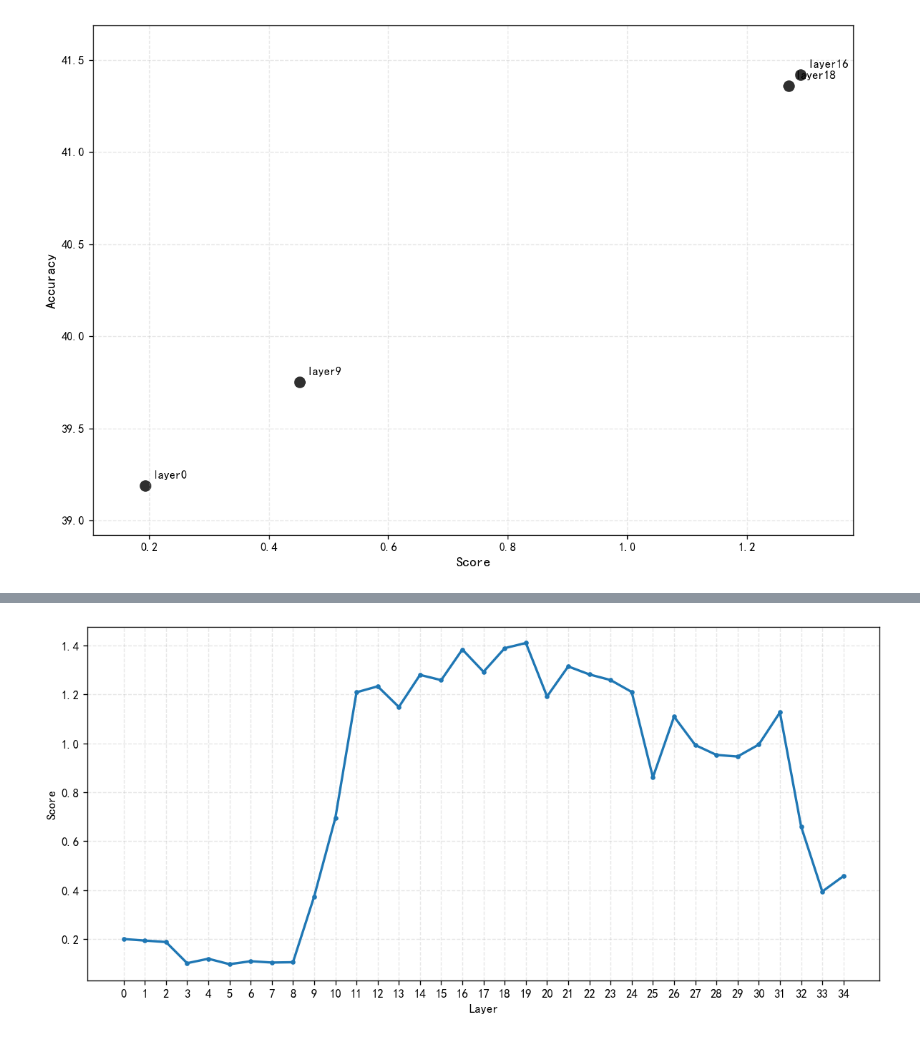
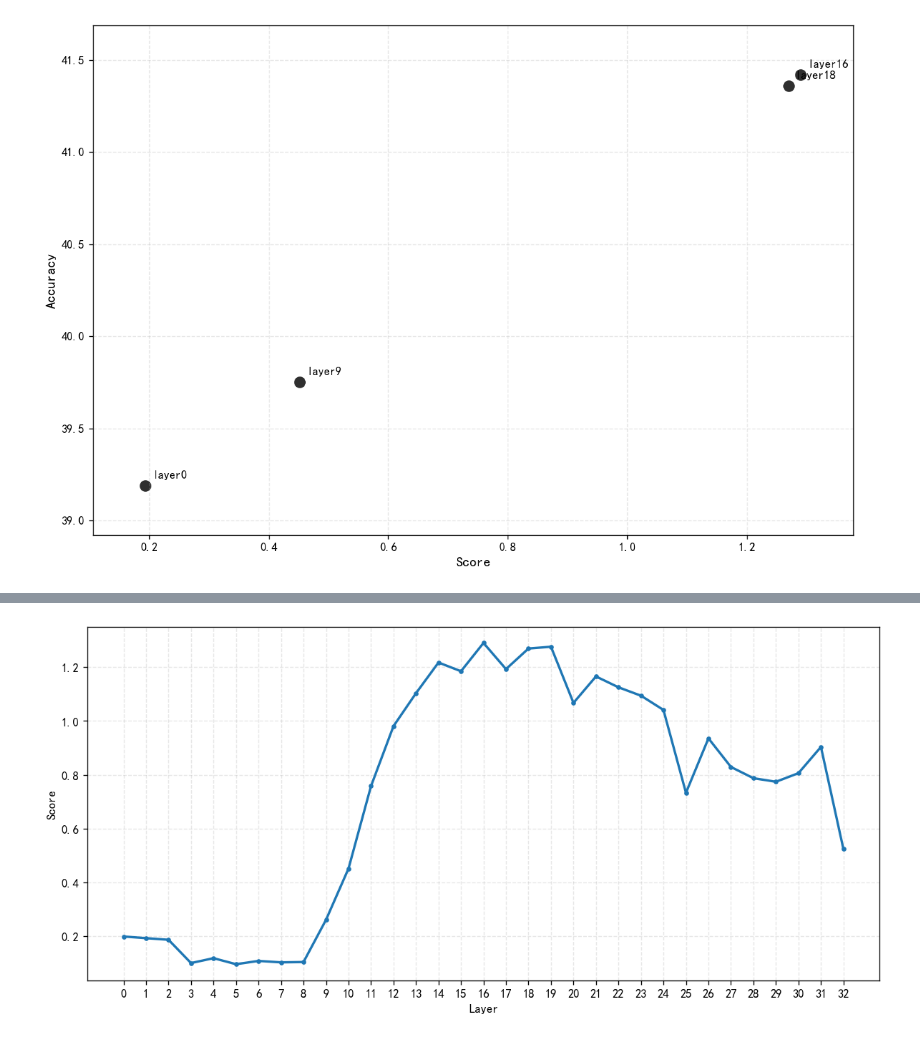
Before and after one commit to Cosmo-klara/Blog, a Jupyter notebook: src/content/blog/2_week9/1.ipynb, the cells around one changed output, grey strips where cells are left out. Saved outputs shown, nothing was run; the diff lists cells and outputs as text; code cells hidden in the pictures.

```diff
--- a/src/content/blog/2_week9/1.ipynb
+++ b/src/content/blog/2_week9/1.ipynb
@@ -140,57 +190,55 @@ plt.show()
 # %%
 import matplotlib.pyplot as plt
 import numpy as np
 
 plt.rcParams["font.sans-serif"] = ["SimHei", "Microsoft YaHei", "Noto Sans CJK SC"]
 plt.rcParams["axes.unicode_minus"] = False
 
 layer_scores = [
     0.199546679854393,
     0.19337132573127747,
     0.18733863532543182,
     0.10087939351797104,
     0.11902636289596558,
     0.09663645178079605,
     0.10877932608127594,
     0.10346553474664688,
     0.10470513254404068,
-    0.3735189437866211,
-    0.6944876909255981,
-    1.2084312438964844,
-    1.2327806949615479,
-    1.1483343839645386,
-    1.2796709537506104,
-    1.258148431777954,
-    1.383480429649353,
-    1.2922133207321167,
-    1.3888214826583862,
-    1.4101210832595825,
-    1.1914008855819702,
-    1.3141934871673584,
-    1.2814666032791138,
-    1.2585043907165527,
-    1.209640383720398,
-    0.8605061173439026,
-    1.108925223350525,
-    0.9927821159362793,
-    0.9523621201515198,
-    0.9457959532737732,
-    0.9946978092193604,
-    1.126065969467163,
-    0.6595823764801025,
-    0.39387667179107666,
-    0.4568440914154053
+    0.2614632546901703,
+    0.45183658599853516,
+    0.7580816745758057,
+    0.9810041189193726,
+    1.1033074855804443,
+    1.2172605991363525,
+    1.1848795413970947,
+    1.2899484634399414,
+    1.1928632259368896,
+    1.269287347793579,
+    1.275930404663086,
+    1.0672975778579712,
+    1.1655850410461426,
+    1.125249981880188,
+    1.0940910577774048,
+    1.0411471128463745,
+    0.7332749366760254,
+    0.9355611205101013,
+    0.8292412757873535,
+    0.7875645756721497,
+    0.7743521928787231,
+    0.8062863349914551,
+    0.9036890864372253,
+    0.5240603685379028,
 ]
 
 layers = np.arange(len(layer_scores))  # 0..35
 
 fig, ax = plt.subplots(figsize=(10, 4.8), dpi=120)
 ax.plot(layers, layer_scores, linewidth=2, marker="o", markersize=3)
 ax.set_xlabel("Layer")
 ax.set_ylabel("Score")
 ax.set_xticks(layers)
 ax.grid(True, linestyle="--", alpha=0.3)
 fig.tight_layout()
 plt.show()
 # %% [output]
-[figure, old version]
+[figure, new version]
```
Also changed, not shown: parts of 2 cells of this notebook, 1 other file.
